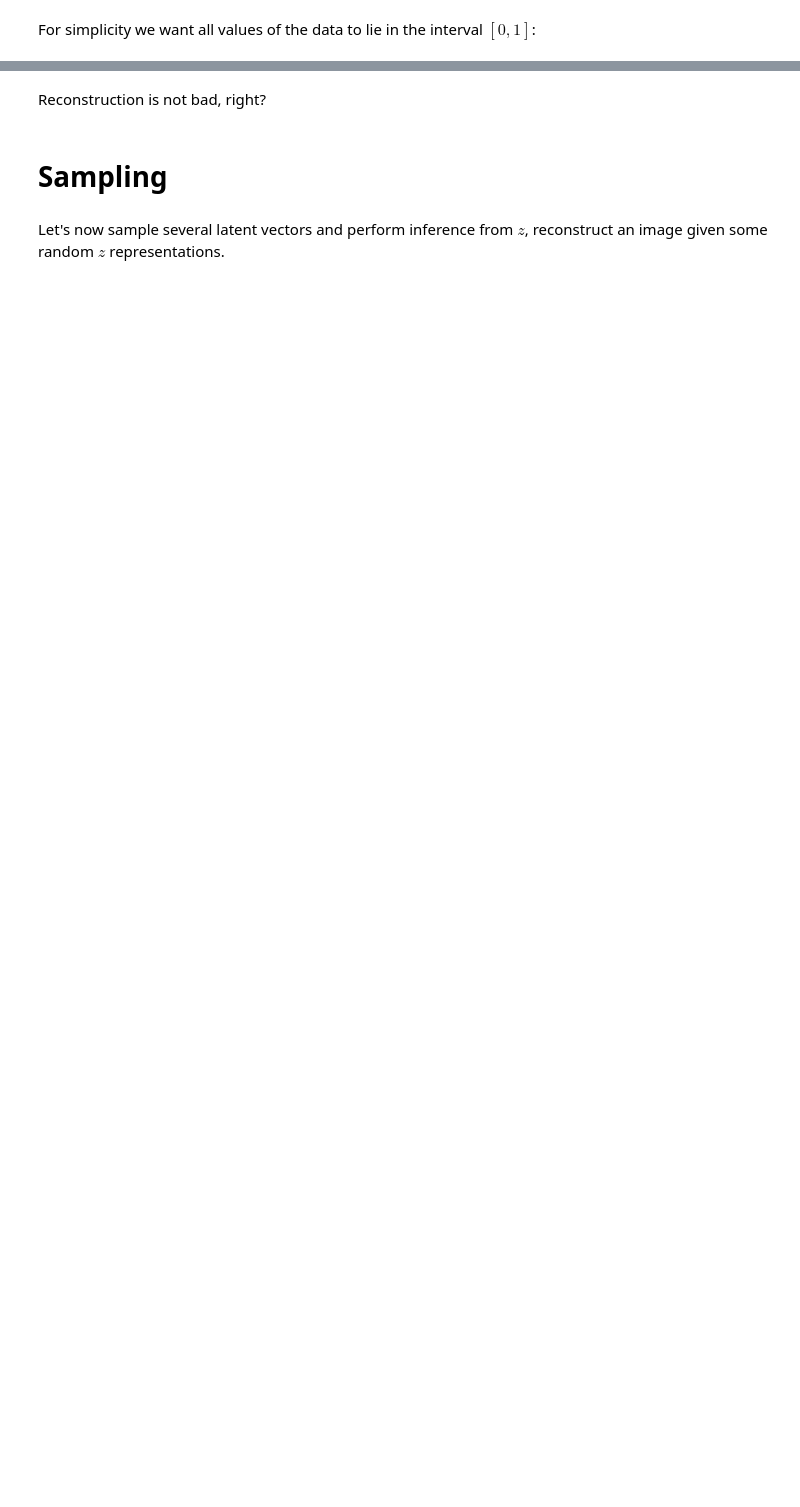
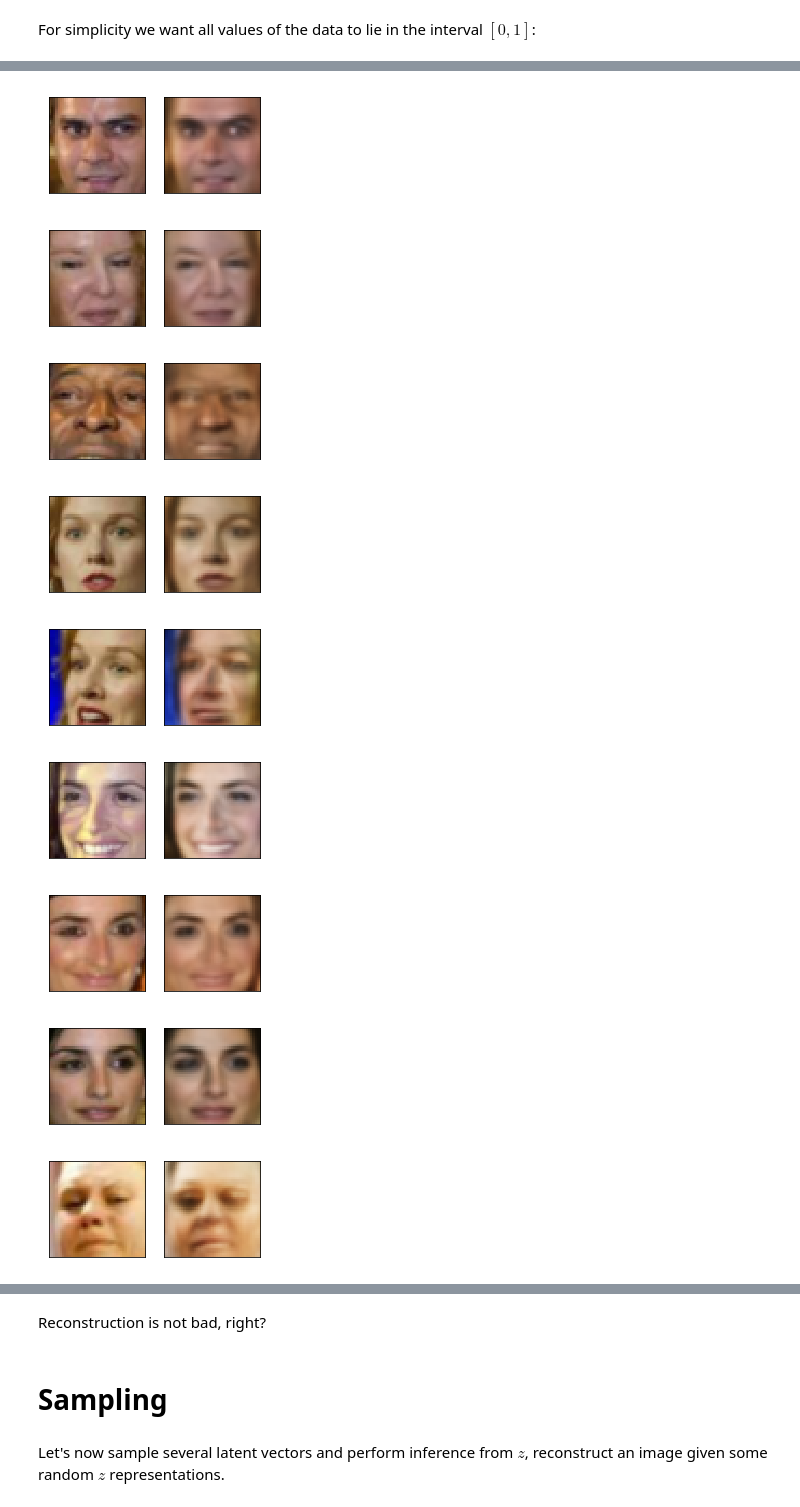
Before and after one commit to sampleskli18/Practical_DL, a Jupyter notebook: homework03/homework03_part2_vae.ipynb, the cells around one changed output, grey strips where cells are left out. Cells and saved outputs as stored; diff of their text form; code cells hidden in the pictures; blank space fills up the shorter version.

```diff
--- a/homework03/homework03_part2_vae.ipynb
+++ b/homework03/homework03_part2_vae.ipynb
@@ -95,7 +118,7 @@ class Autoencoder(nn.Module):
 # Create MSE loss function
 criterion = torch.nn.MSELoss()
 
-autoencoder = Autoencoder().cuda()
+autoencoder = Autoencoder(input_size=X_train.shape[1], hidden_size=300).cuda()
 
 # Use Adam optimizer
-optimizer = optim.Adam(autoencoder.parameters())
+opt = optim.Adam(autoencoder.parameters())
@@ -105,8 +195,19 @@ optimizer = optim.Adam(autoencoder.parameters())
 # %%
 # Examine the reconstructions
+autoencoder.train(False)
 for j, data in enumerate(val_loader, 0):
     inp = Variable(data[0].cuda())
     pred, _ = autoencoder(inp)
     plot_gallery([data[0].numpy(), pred.data.cpu().numpy()], image_h, image_w, n_row=1, n_col=2)
     if (j >= 9):
         break
+# %% [output]
+[figure, added]
+[figure, added]
+[figure, added]
+[figure, added]
+[figure, added]
+[figure, added]
+[figure, added]
+[figure, added]
+[figure, added]
```
Also changed, not shown: parts of 27 cells of this notebook.
